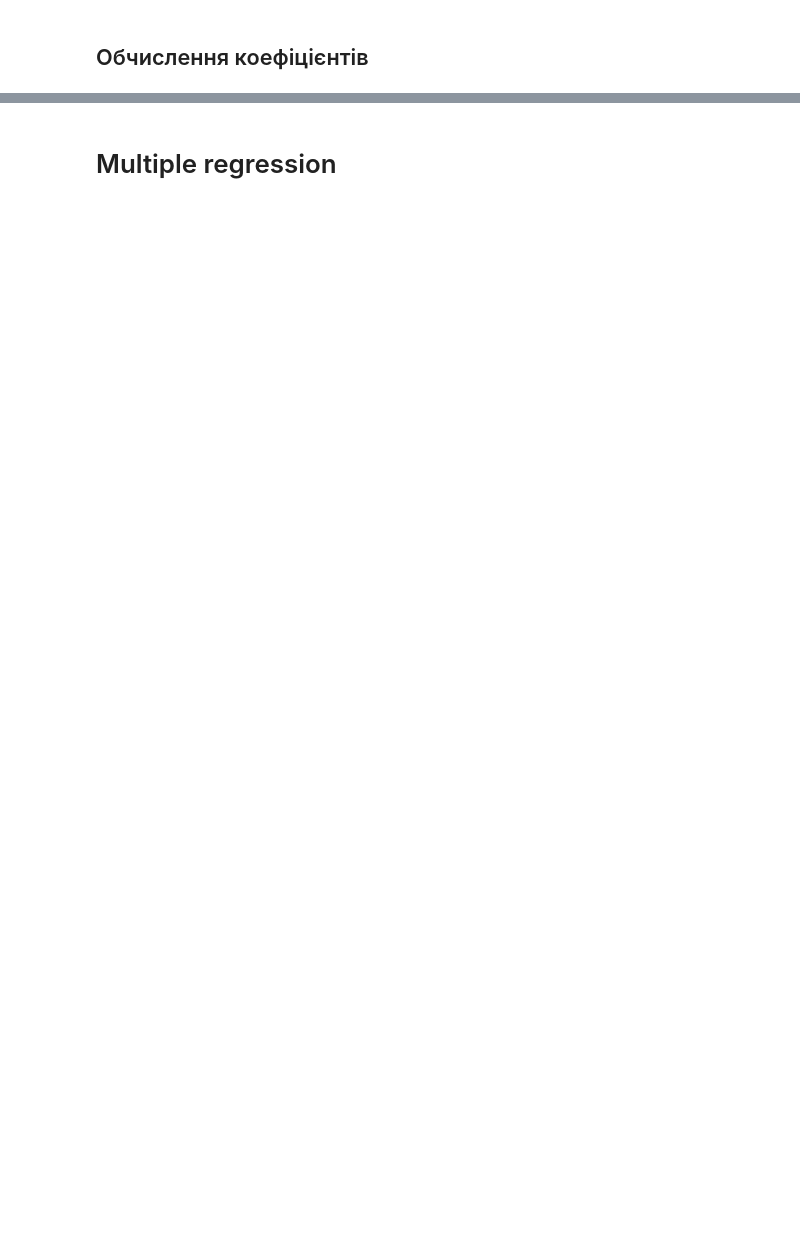
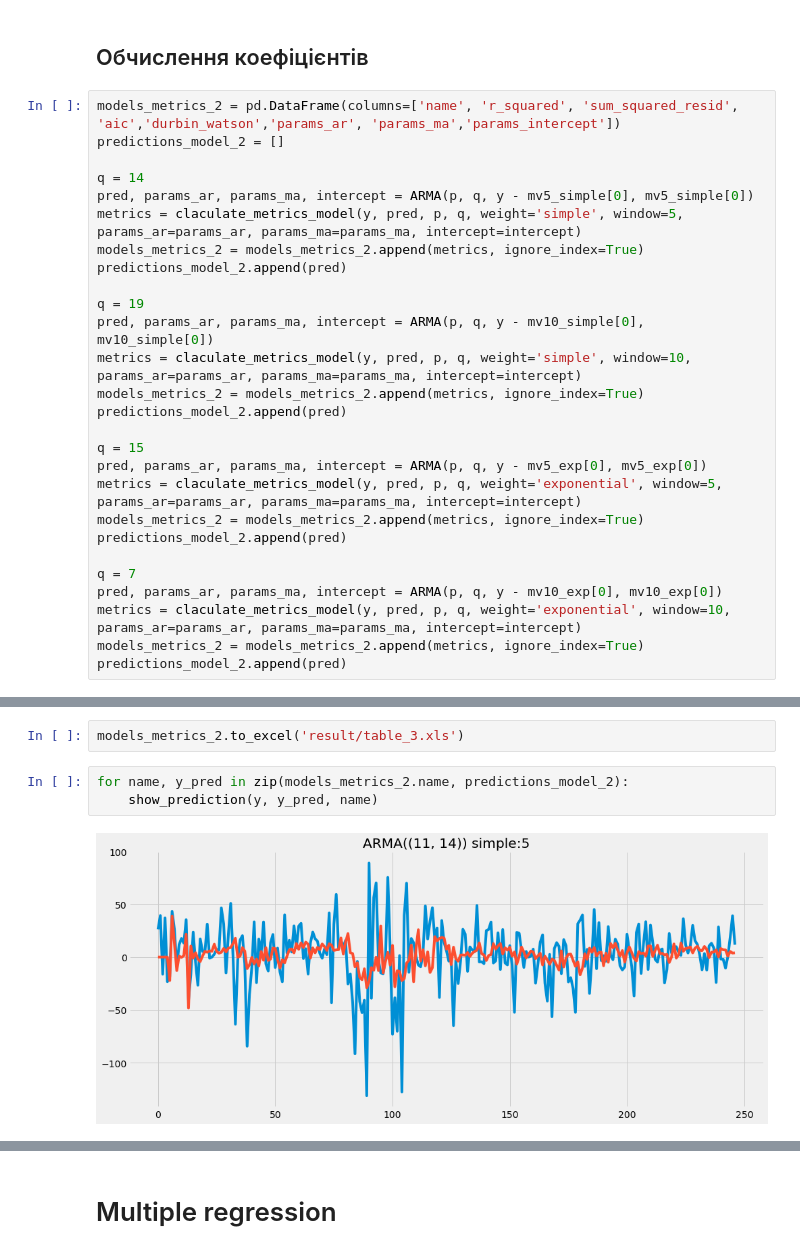
Before and after one commit to bateikoEd/time-series-analysis, a Jupyter notebook: lab3/Untitled.ipynb, the cells around one changed output, grey strips where cells are left out. Saved outputs shown, nothing was run; the diff lists cells and outputs as text; blank space fills up the shorter version.

```diff
--- a/lab3/Untitled.ipynb
+++ b/lab3/Untitled.ipynb
@@ -399,2 +433,29 @@ for name, y_pred in zip(models_metrics.name, predictions_model_1):
 # %% [markdown]
 ## Обчислення коефіцієнтів
+# %%
+models_metrics_2 = pd.DataFrame(columns=['name', 'r_squared', 'sum_squared_resid', 'aic','durbin_watson','params_ar', 'params_ma','params_intercept'])
+predictions_model_2 = []
+
+q = 14
+pred, params_ar, params_ma, intercept = ARMA(p, q, y - mv5_simple[0], mv5_simple[0])
+metrics = claculate_metrics_model(y, pred, p, q, weight='simple', window=5, params_ar=params_ar, params_ma=params_ma, intercept=intercept)
+models_metrics_2 = models_metrics_2.append(metrics, ignore_index=True)
+predictions_model_2.append(pred)
+
+q = 19
+pred, params_ar, params_ma, intercept = ARMA(p, q, y - mv10_simple[0], mv10_simple[0])
+metrics = claculate_metrics_model(y, pred, p, q, weight='simple', window=10, params_ar=params_ar, params_ma=params_ma, intercept=intercept)
+models_metrics_2 = models_metrics_2.append(metrics, ignore_index=True)
+predictions_model_2.append(pred)
+
+q = 15
+pred, params_ar, params_ma, intercept = ARMA(p, q, y - mv5_exp[0], mv5_exp[0])
+metrics = claculate_metrics_model(y, pred, p, q, weight='exponential', window=5, params_ar=params_ar, params_ma=params_ma, intercept=intercept)
+models_metrics_2 = models_metrics_2.append(metrics, ignore_index=True)
+predictions_model_2.append(pred)
+
+q = 7
+pred, params_ar, params_ma, intercept = ARMA(p, q, y - mv10_exp[0], mv10_exp[0])
+metrics = claculate_metrics_model(y, pred, p, q, weight='exponential', window=10, params_ar=params_ar, params_ma=params_ma, intercept=intercept)
+models_metrics_2 = models_metrics_2.append(metrics, ignore_index=True)
+predictions_model_2.append(pred)
@@ -400,0 +470,7 @@ for name, y_pred in zip(models_metrics.name, predictions_model_1):
+# %%
+models_metrics_2.to_excel('result/table_3.xls')
+# %%
+for name, y_pred in zip(models_metrics_2.name, predictions_model_2):
+    show_prediction(y, y_pred, name)
+# %% [output]
+[figure, added]
```
Also changed, not shown: parts of 33 cells of this notebook, 4 other files.
